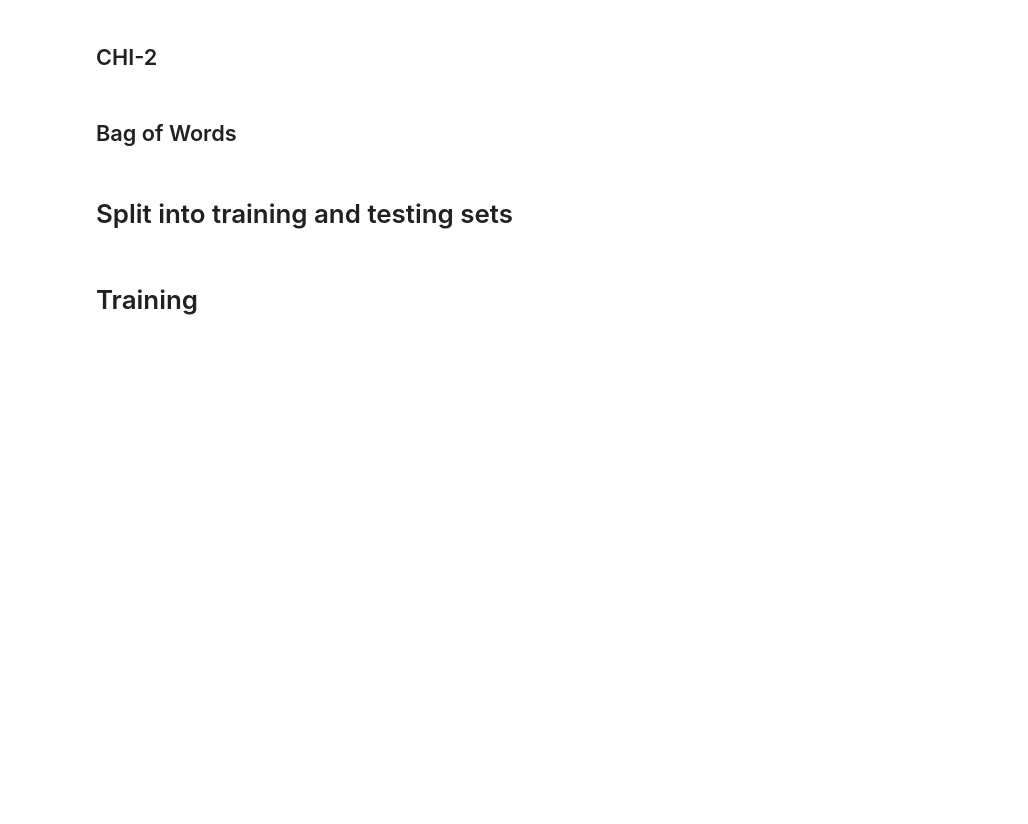
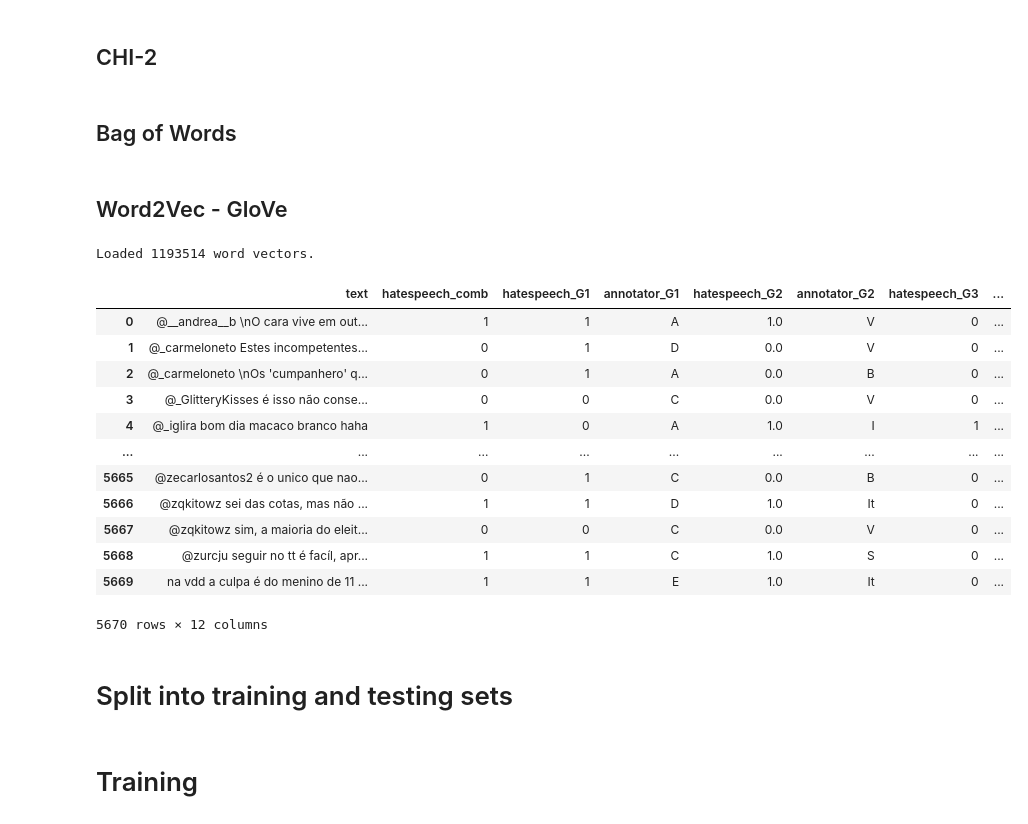
Before and after one commit to filipecmedeiros/Portuguese-Hate-Speech-Classification, a Jupyter notebook: SVM.ipynb, the cells around one changed output. Saved outputs shown, nothing was run; the diff lists cells and outputs as text; code cells hidden in the pictures; blank space fills up the shorter version.

```diff
--- a/SVM.ipynb
+++ b/SVM.ipynb
@@ -37 +42,3 @@ df
+# %%
+df['gemini_embedding'] = df['gemini_embedding'].apply(lambda t: np.asarray(t.split(',')[1:-1], dtype='float32'))
 # %% [markdown]
@@ -62,6 +69,62 @@ def bag_of_words(X_train, X_test, n_grams):
     X_train = vectorizer.fit_transform(X_train).toarray()
     X_test = vectorizer.transform(X_test).toarray()
     return X_train,X_test
+# %% [markdown]
+## Word2Vec - GloVe
+# %%
+GLOVE_MODEL_FILE = './dataset/glove.twitter.27B/glove.twitter.27B.100d.txt'
+
+# Load the GloVe embeddings into a dictionary
+def load_glove_embeddings(file_path):
+    embeddings_index = {}
+    with open(file_path, 'r', encoding='utf-8') as f:
+        for line in f:
+            values = line.split()
+            word = values[0]  # The word
+            vector = np.asarray(values[1:], dtype='float32')  # The embedding vector
+            embeddings_index[word] = vector
+    return embeddings_index
+
+embeddings_index = load_glove_embeddings(GLOVE_MODEL_FILE)
+print(f"Loaded {len(embeddings_index)} word vectors.")
+# %% [output]
+Loaded 1193514 word vectors.
+# %%
+df['text_embed'] = df['pre_processed_text'].apply(word_tokenize)
+
+def embed_text(tokens, embeddings_index, embedding_dim=100):
+    embeddings = []
+    for word in tokens:
+        vector = embeddings_index.get(word)
+        if vector is not None:
+            embeddings.append(vector)
+        else:
+            # Handle out-of-vocabulary (OOV) words
+            embeddings.append(np.zeros(embedding_dim))
+    return np.array(embeddings)
+
+df['text_embed'] = df['text_embed'].apply(lambda text: embed_text(text, embeddings_index))
+# %%
+def aggregate_embeddings(embeddings):
+    return np.mean(embeddings, axis=0)  # Average of embeddings
+
+df['text_embed'] = df['text_embed'].apply(aggregate_embeddings)
+# %%
+df
+# %% [output]
+|  | text | hatespeech_comb | hatespeech_G1 | annotator_G1 | hatespeech_G2 | annotator_G2 | hatespeech_G3 | ... |
+| 0 | @__andrea__b \nO cara vive em out... | 1 | 1 | A | 1.0 | V | 0 | ... |
+| 1 | @_carmeloneto Estes incompetentes... | 0 | 1 | D | 0.0 | V | 0 | ... |
+| 2 | @_carmeloneto \nOs 'cumpanhero' q... | 0 | 1 | A | 0.0 | B | 0 | ... |
+| 3 | @_GlitteryKisses é isso não conse... | 0 | 0 | C | 0.0 | V | 0 | ... |
+| 4 | @_iglira bom dia macaco branco haha | 1 | 0 | A | 1.0 | I | 1 | ... |
+| ... | ... | ... | ... | ... | ... | ... | ... | ... |
+| 5665 | @zecarlosantos2 é o unico que nao... | 0 | 1 | C | 0.0 | B | 0 | ... |
+| 5666 | @zqkitowz sei das cotas, mas não ... | 1 | 1 | D | 1.0 | It | 0 | ... |
+| 5667 | @zqkitowz sim, a maioria do eleit... | 0 | 0 | C | 0.0 | V | 0 | ... |
+| 5668 | @zurcju seguir no tt é facíl, apr... | 1 | 1 | C | 1.0 | S | 0 | ... |
+| 5669 | na vdd a culpa é do menino de 11 ... | 1 | 1 | E | 1.0 | It | 0 | ... |
+5670 rows × 12 columns
 # %% [markdown]
 # Split into training and testing sets
 # %%
```
Also changed, not shown: parts of 9 cells of this notebook, 2 other files.
